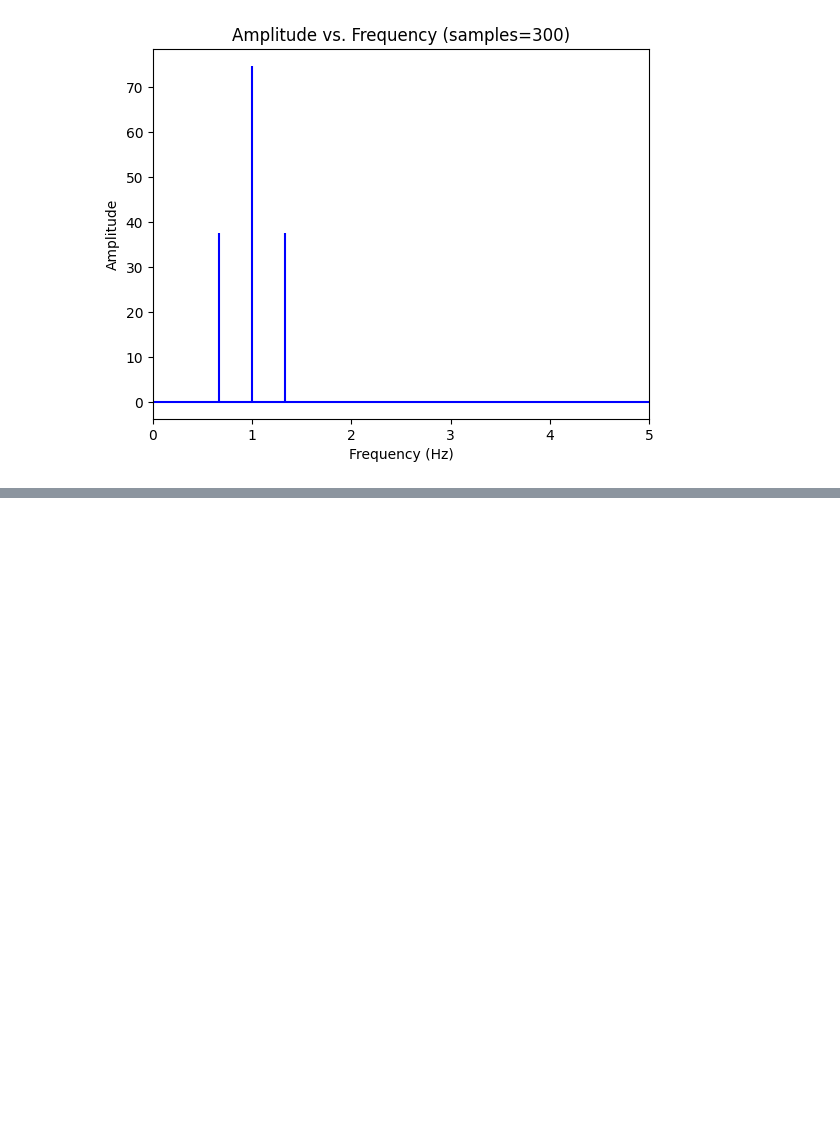
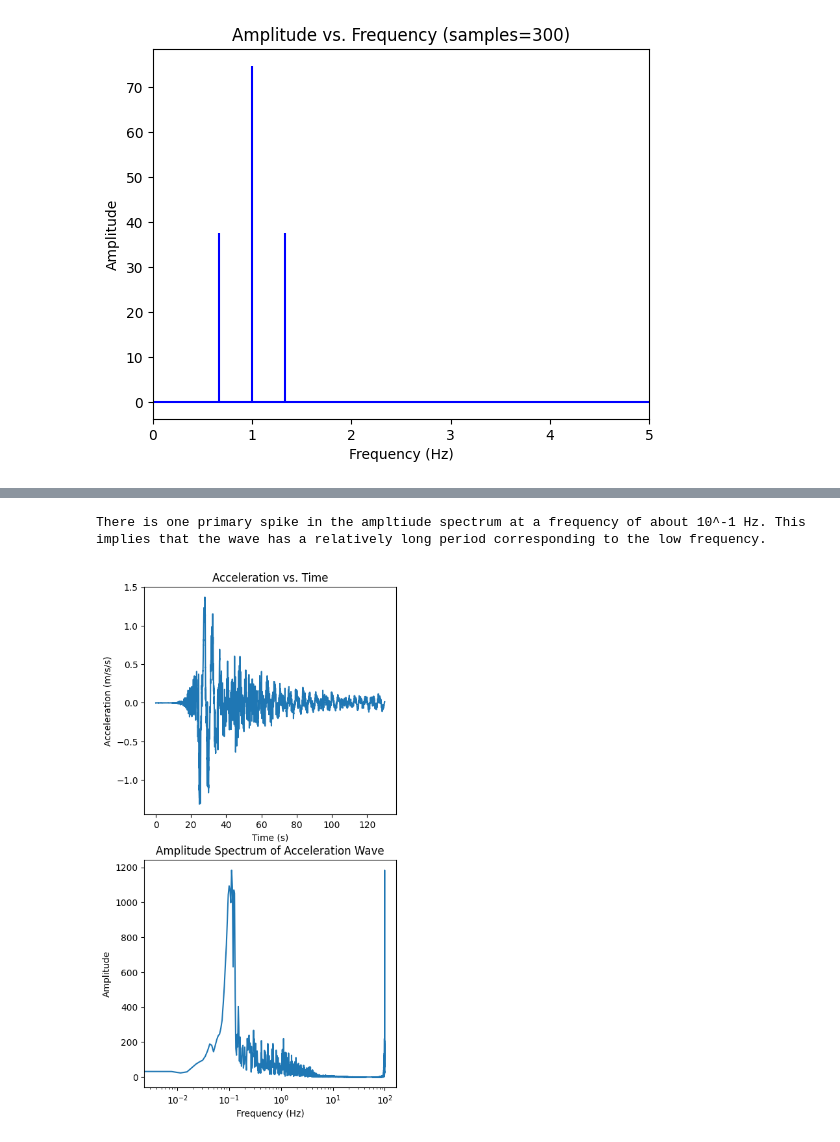
Before and after one commit to danielreeder/ERTH456, a Jupyter notebook: homework/hw3/hw3_erth456.ipynb, the cells around one changed output, grey strips where cells are left out. Cells and saved outputs as stored; diff of their text form; code cells hidden in the pictures; blank space fills up the shorter version.

```diff
--- a/homework/hw3/hw3_erth456.ipynb
+++ b/homework/hw3/hw3_erth456.ipynb
@@ -142,0 +144,26 @@ plot_amplitude(fft(tapered_padded))
+# %%
+# 2i.
+
+kathmandu = pd.read_csv("KATNP.accel.e.txt", sep=" ")
+kathmandu = kathmandu.rename(columns={"time (s)": "time",
+                          "accel (m/s/s)": "accel"})
+
+fft_accel = fft(kathmandu.accel.values)
+freq_accel = get_frequencies(fft_accel)
+
+fig, axes = plt.subplots(2, 1, figsize=(5, 10))
+axes[0].plot(kathmandu.time, kathmandu.accel)
+axes[1].semilogx((freq_accel), np.abs(fft_accel));
+
+axes[0].set_title("Acceleration vs. Time")
+axes[0].set_xlabel("Time (s)")
+axes[0].set_ylabel("Acceleration (m/s/s)")
+
+axes[1].set_title("Amplitude Spectrum of Acceleration Wave")
+axes[1].set_xlabel("Frequency (Hz)")
+axes[1].set_ylabel("Amplitude")
+
+print("There is one primary spike in the ampltiude spectrum at a frequency of about 10^-1 Hz. This implies that the wave has a relatively long period corresponding to the low frequency.")
+# %% [output]
+There is one primary spike in the ampltiude spectrum at a frequency of about 10^-1 Hz. This implies that the wave has a relatively long period corresponding to the low frequency.
+[figure, added]
```
Also changed, not shown: parts of 11 cells of this notebook, 13 other files.
